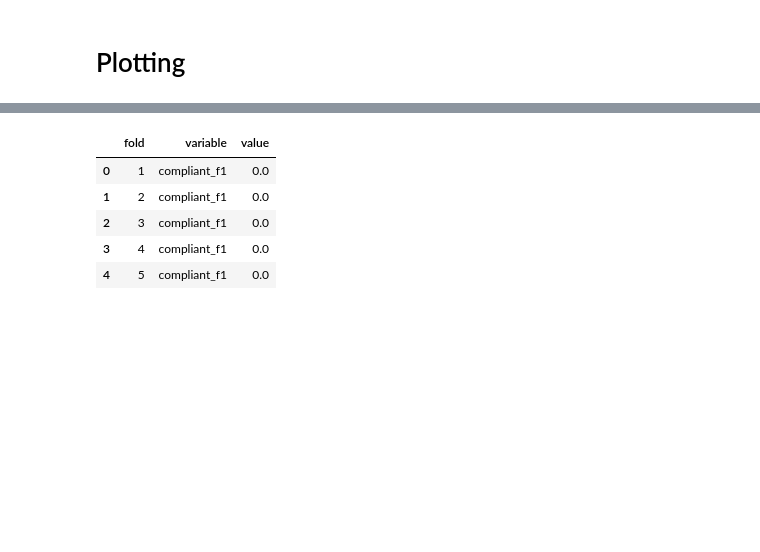
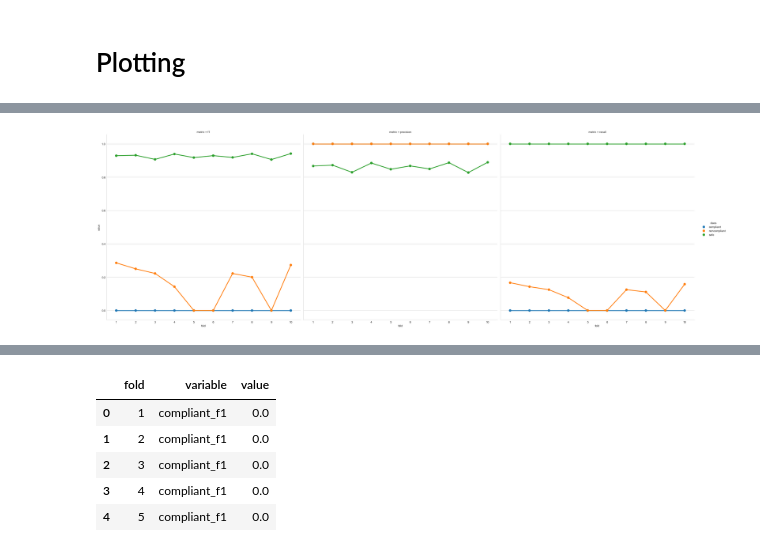
Before and after one commit to GalenWQ/CS321OshaProject, a Jupyter notebook: plotting.ipynb, the cells around one changed output, grey strips where cells are left out. Saved outputs shown, nothing was run; the diff lists cells and outputs as text; code cells hidden in the pictures; blank space fills up the shorter version.

```diff
--- a/plotting.ipynb
+++ b/plotting.ipynb
@@ -24,0 +38,26 @@ def make_plot(cols):
+# %%
+def make_all_metrics_plot(data):
+
+    cols = [
+        'compliant_f1', 'compliant_precision', 'compliant_recall',
+        'noncompliant_f1', 'noncompliant_precision', 'noncompliant_recall',
+        'safe_f1', 'safe_precision', 'safe_recall']
+
+    melted_df = data.melt(
+        id_vars='fold',
+        value_vars=cols)
+
+    new = melted_df.variable.str.split('_', expand=True)
+    new.columns = ['class', 'metric']
+    df = pd.concat([melted_df, new], axis=1)
+
+    p = sns.factorplot(
+        x="fold", y="value",
+        col='metric', hue='class',
+        data=df, size=10)
+
+    return p
+# %%
+p = make_all_metrics_plot(data)
+# %% [output]
+[figure, added]
```
Also changed, not shown: parts of 16 cells of this notebook, 9 other files.
